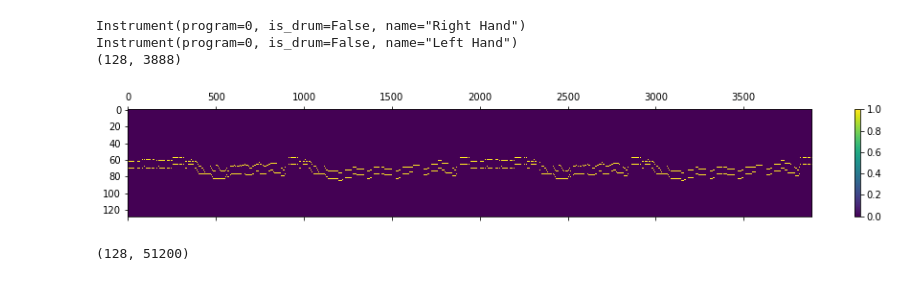
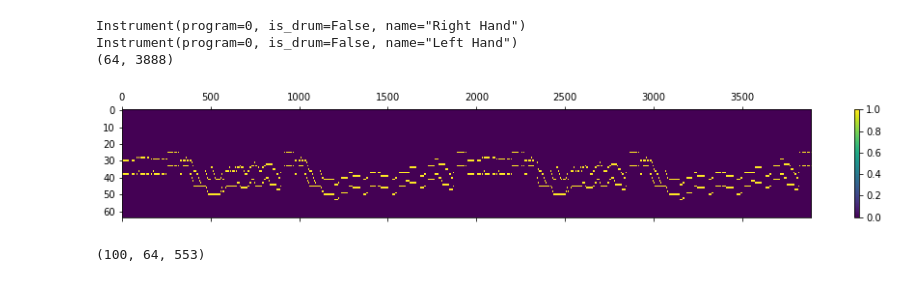
Before and after one commit to jcberntsson/music-generation-project, a Jupyter notebook: Test.ipynb, the cells around one changed output. Cells and saved outputs as stored; diff of their text form; code cells hidden in the pictures.

Commit message:
Add generator deconvs and pitch length and offset

```diff
--- a/Test.ipynb
+++ b/Test.ipynb
@@ -7,5 +5,5 @@ FS = 50
 # %%
-def generate_combine_piano_roll(midi_data, fs):
+def generate_combine_piano_roll(midi_data, fs, pitch_offset, pitch_length):
     mat = None
     for inst in midi_data.instruments:
         print(inst)
@@ -16,7 +14,7 @@ def generate_combine_piano_roll(midi_data, fs):
                 mat += inst.get_piano_roll(fs=fs)
 
     mat[mat > 0] = 1
-    return mat
+    return mat[pitch_offset:pitch_length + pitch_offset,:]
 
 # Split into 10 seconds chunks
 def split_sample(sample, length, sliding_factor):
@@ -42,29 +40,33 @@ def split_sample(sample, length, n_samples):
 # %%
 import pretty_midi
 import numpy as np
 import matplotlib.pyplot as plt
 
 midi_data = pretty_midi.PrettyMIDI('data/Zelda_Overworld.mid')
 
-mat = generate_combine_piano_roll(midi_data, FS)
+FS = 50
+PITCH_OFFSET = 32
+PITCH_LENGTH = 64
+mat = generate_combine_piano_roll(midi_data, FS, PITCH_OFFSET, PITCH_LENGTH)
 print(mat.shape)
 cax = plt.matshow(mat, aspect="auto")
 plt.colorbar(cax)
 plt.show()
 # %% [output]
 Instrument(program=0, is_drum=False, name="Right Hand")
 Instrument(program=0, is_drum=False, name="Left Hand")
-(128, 3888)
+(64, 3888)
-[figure, old version]
+[figure, new version]
 # %%
-length = 512
-samples = split_sample(mat, 512, 100)
+LENGTH = 553
+samples = split_sample(mat, LENGTH, 100)
 new_track = np.concatenate(samples, axis=1)
+print(samples.shape)
 #print(new_track.shape)
 #pm = piano_roll_to_pretty_midi(new_track * 75, fs=FS, program=0)
 #pm.write("pianoroll.mid")
 # %% [output]
-(128, 51200)
+(100, 64, 553)
 # %%
 def piano_roll_to_pretty_midi(piano_roll, fs=100, program=0):
     '''Convert a Piano Roll array into a PrettyMidi object
```
Also changed, not shown: parts of 4 cells of this notebook.
